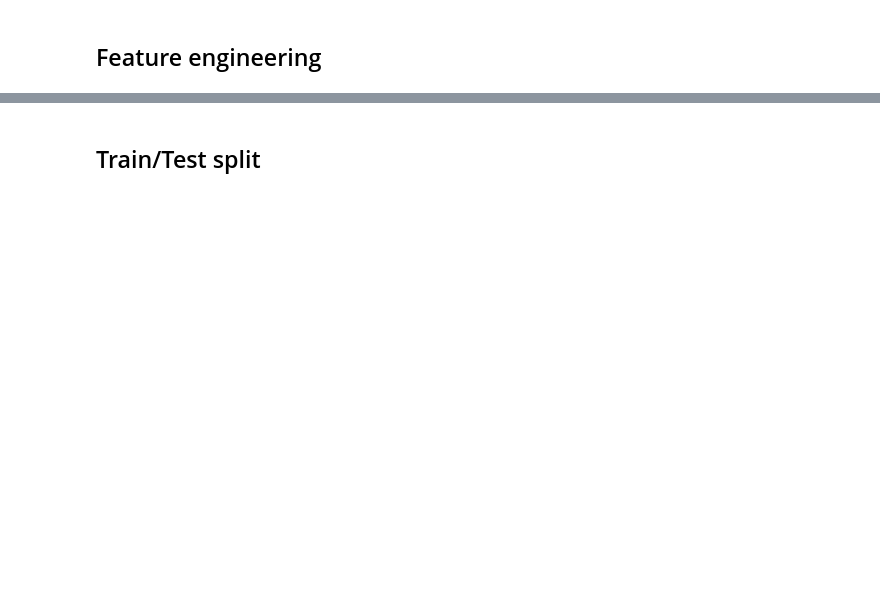
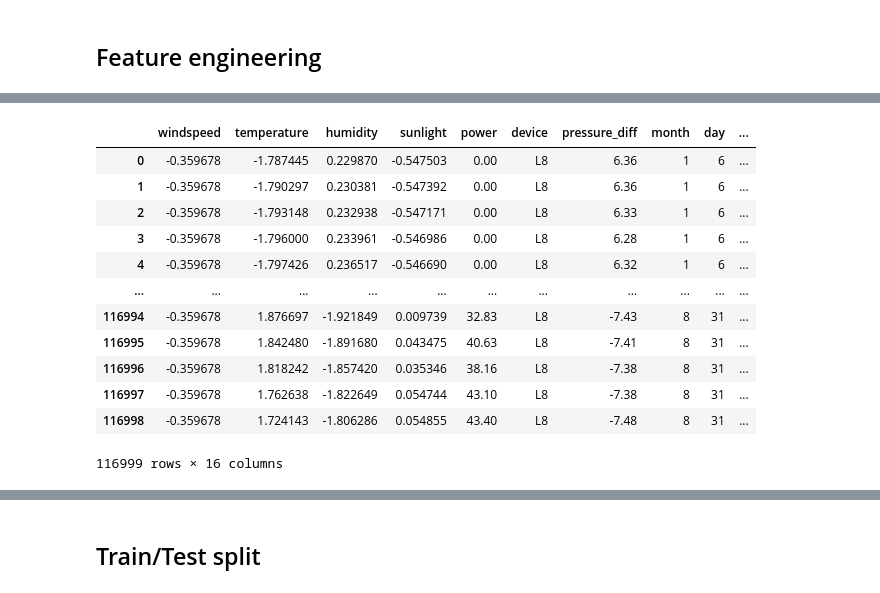
Before and after one commit to chiseanchang0727/aicup-predict-energy-generation, a Jupyter notebook: test_region/Predict_1_Sean.ipynb, the cells around one changed output, grey strips where cells are left out. Drawn from its saved outputs; the diff is of its cells as text; code cells hidden in the pictures; blank space fills up the shorter version.

```diff
--- a/test_region/Predict_1_Sean.ipynb
+++ b/test_region/Predict_1_Sean.ipynb
@@ -76,0 +96,12 @@ df_device
+# %%
+# Generate date range from 2023-01-01 to 2025-12-31
+general_dates = pd.date_range(start="2023-01-01", end="2025-12-31")
+
+# Create DataFrame and extract year, month, and day into separate columns
+df_general_dates = pd.DataFrame({
+    "year": general_dates.year,
+    "month": general_dates.month,
+    "day": general_dates.day
+})
+df_general_dates = create_sinusoidal_transformation_year_month_day(df_general_dates, 'general_ymd', 'year', 'month', 'day', 12)
+df_general_dates
@@ -86,0 +162,19 @@ df_fe_result.head()
+# %%
+# input data
+drop_cols = ['locationcode', 'datetime', 'date', 'year', 'pressure']
+df_fe_result_sinusoidal_time = df_fe_result_sinusoidal_time.drop(drop_cols, axis=1)
+df_fe_result_sinusoidal_time
+# %% [output]
+|  | windspeed | temperature | humidity | sunlight | power | device | pressure_diff | month | day | ... |
+| 0 | -0.359678 | -1.787445 | 0.229870 | -0.547503 | 0.00 | L8 | 6.36 | 1 | 6 | ... |
+| 1 | -0.359678 | -1.790297 | 0.230381 | -0.547392 | 0.00 | L8 | 6.36 | 1 | 6 | ... |
+| 2 | -0.359678 | -1.793148 | 0.232938 | -0.547171 | 0.00 | L8 | 6.33 | 1 | 6 | ... |
+| 3 | -0.359678 | -1.796000 | 0.233961 | -0.546986 | 0.00 | L8 | 6.28 | 1 | 6 | ... |
+| 4 | -0.359678 | -1.797426 | 0.236517 | -0.546690 | 0.00 | L8 | 6.32 | 1 | 6 | ... |
+| ... | ... | ... | ... | ... | ... | ... | ... | ... | ... | ... |
+| 116994 | -0.359678 | 1.876697 | -1.921849 | 0.009739 | 32.83 | L8 | -7.43 | 8 | 31 | ... |
+| 116995 | -0.359678 | 1.842480 | -1.891680 | 0.043475 | 40.63 | L8 | -7.41 | 8 | 31 | ... |
+| 116996 | -0.359678 | 1.818242 | -1.857420 | 0.035346 | 38.16 | L8 | -7.38 | 8 | 31 | ... |
+| 116997 | -0.359678 | 1.762638 | -1.822649 | 0.054744 | 43.10 | L8 | -7.38 | 8 | 31 | ... |
+| 116998 | -0.359678 | 1.724143 | -1.806286 | 0.054855 | 43.40 | L8 | -7.48 | 8 | 31 | ... |
+116999 rows × 16 columns
```
Also changed, not shown: parts of 17 cells of this notebook, 1 other file.
